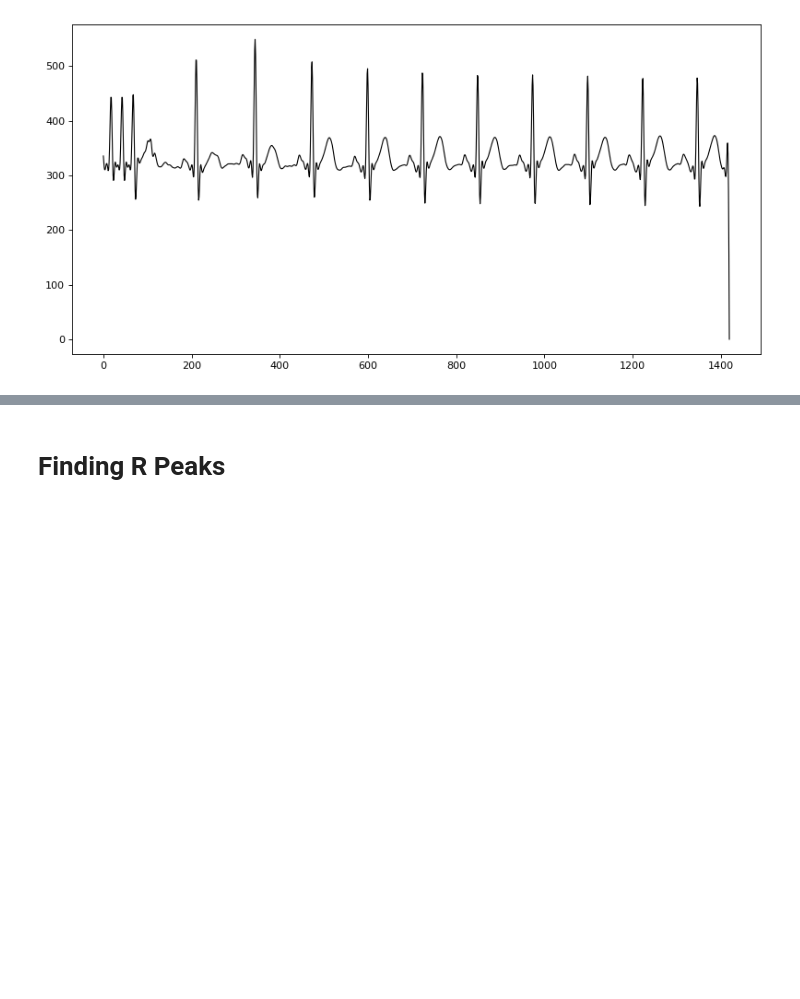
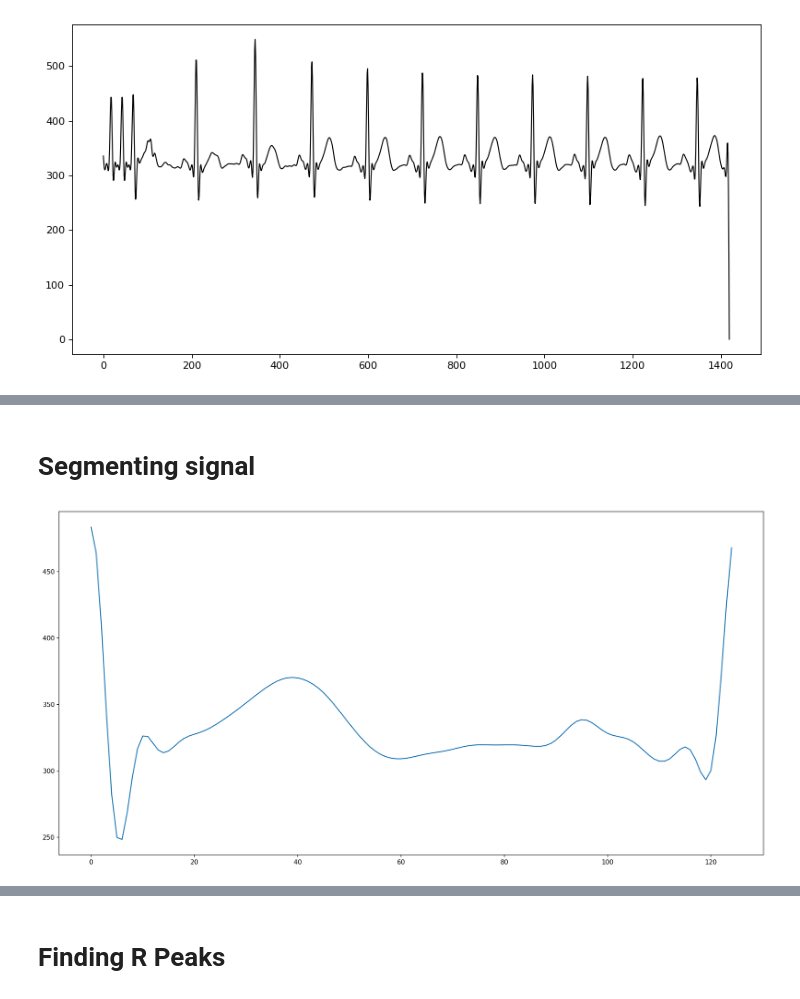
Before and after one commit to Gr-Anderson/FYP, a Jupyter notebook: Project_Presentation.ipynb, the cells around one changed output, grey strips where cells are left out. Cells and saved outputs as stored; diff of their text form; code cells hidden in the pictures; blank space fills up the shorter version.

```diff
--- a/Project_Presentation.ipynb
+++ b/Project_Presentation.ipynb
@@ -69,0 +117,38 @@ plt.show()
+# %% [markdown]
+# Segmenting signal
+# %%
+r_peaks_list  = str(r_peaks)
+
+r_peaks_list = r_peaks_list.split() #split string into a list
+del r_peaks_list[0] # first element is a string and of no use
+r_peaks_list[-1] = (r_peaks_list[-1].replace(']),)', ',')) # last element has a string at end
+
+for i in range(0, len(r_peaks_list)):
+    r_peaks_list[i] = (r_peaks_list[i].replace(',',''))
+    r_peaks_list[i] = int(r_peaks_list[i])
+
+combined_creation = True
+# plt.figure(num=None, figsize=(20,10), dpi=150)
+for i in range (0, 5):
+    segment_start = r_peaks_list[i]
+    segment_end = r_peaks_list[i+1]
+
+    extracted_segment = amended_sig[segment_start:segment_end]
+    if combined_creation:
+        combined_seg = np.zeros(len(extracted_segment) + 100)
+        combined_creation = False
+    for j in range(0,len(extracted_segment)):
+        combined_seg[j] =  combined_seg[j] + extracted_segment[j]
+
+for k in range (0, len(combined_seg)):
+    if combined_seg[k] != 0:
+        combined_seg[k] = (combined_seg[k] / 5)
+
+combined_seg = np.trim_zeros(combined_seg)
+# plt.plot(extracted_segment)
+# plt.savefig("combined_test.png", dpi=150, quality=100, bbox_inches='tight')
+
+#     plt.plot(extracted_segment)
+# plt.savefig("segment_test.png", dpi=150, quality=100, bbox_inches='tight')
+# %% [output]
+[figure, added]
```
Also changed, not shown: parts of 9 cells of this notebook, 2 other files.
